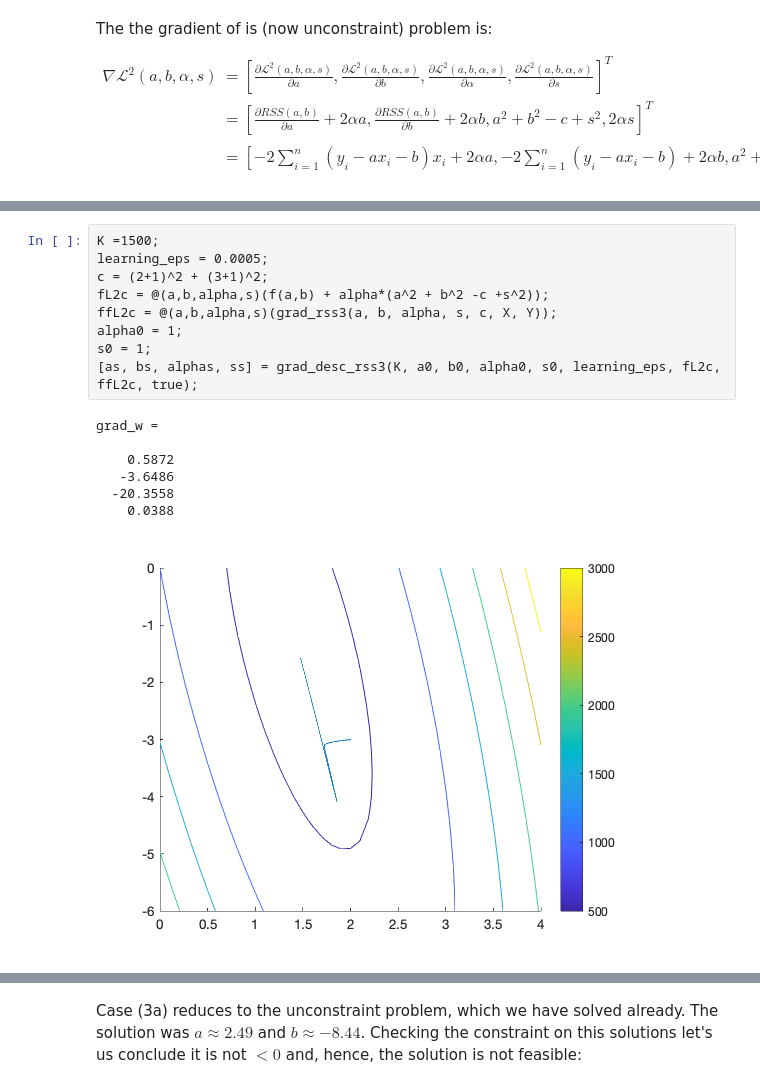
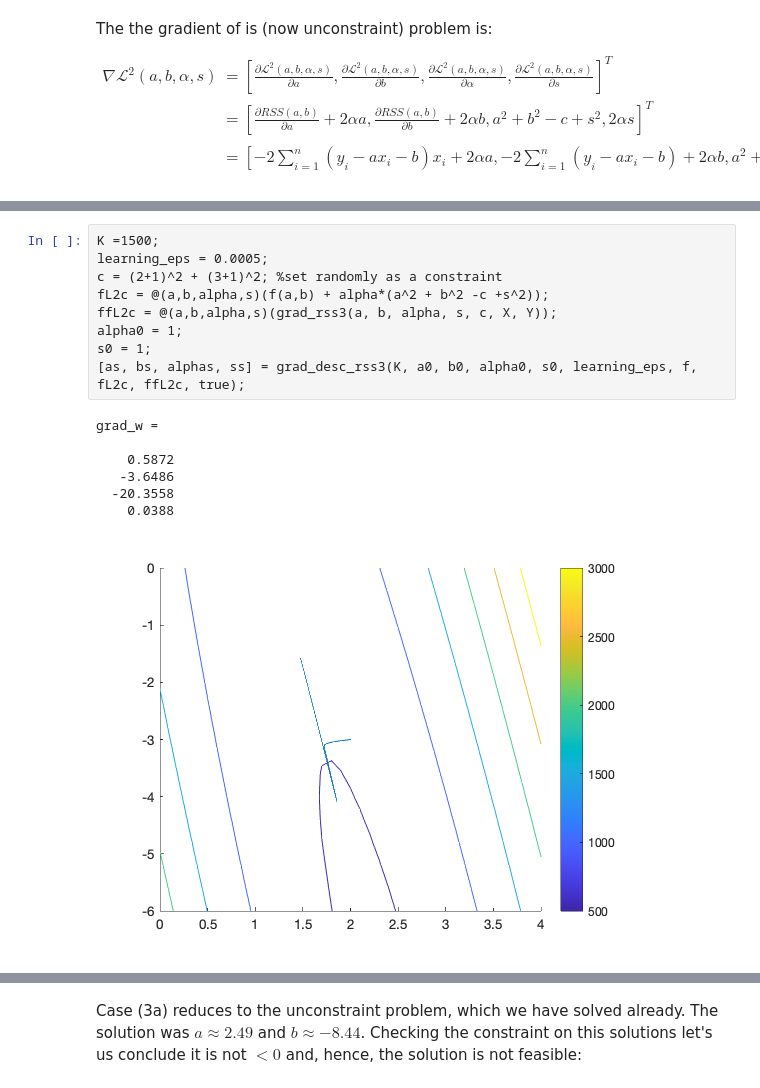
Before and after one commit to WelfLowe/Public-ML-Notebooks, a Jupyter notebook: Regularization of linear regression with norms and constraints .ipynb, the cells around one changed output, grey strips where cells are left out. Saved outputs shown, nothing was run; the diff lists cells and outputs as text.

Commit message:
Added Constraint Optimization notebook and made minor changes.

```diff
--- a/Regularization of linear regression with norms and constraints .ipynb
+++ b/Regularization of linear regression with norms and constraints .ipynb
@@ -329,20 +498,20 @@ Created file '/Users/wlomsi/Documents/ProjekteUni/Vorlesungen/ML 4DV660+4DV652/P
 # %%
 K =1500;
 learning_eps = 0.0005;
-c = (2+1)^2 + (3+1)^2;
+c = (2+1)^2 + (3+1)^2; %set randomly as a constraint
 fL2c = @(a,b,alpha,s)(f(a,b) + alpha*(a^2 + b^2 -c +s^2));
 ffL2c = @(a,b,alpha,s)(grad_rss3(a, b, alpha, s, c, X, Y));
 alpha0 = 1;
 s0 = 1;
-[as, bs, alphas, ss] = grad_desc_rss3(K, a0, b0, alpha0, s0, learning_eps, fL2c, ffL2c, true);
+[as, bs, alphas, ss] = grad_desc_rss3(K, a0, b0, alpha0, s0, learning_eps, f, fL2c, ffL2c, true);
 # %% [output]
 grad_w =
 
     0.5872
    -3.6486
   -20.3558
     0.0388
-[figure, old version]
+[figure, new version]
 # %%
 fprintf("L2 constraint: a=%.2f b=%.2f alpha=%.2f s=%.2f loss=%.2f;",as(K+1),bs(K+1),alphas(K+1),ss(K+1),rss2(as(K+1),bs(K+1),X,Y));
 fprintf(" a^2 + b^2 = %.2f < c=%.2f",as(K+1)^2+bs(K+1)^2,c);
```
Also changed, not shown: parts of 25 cells of this notebook, 18 other files.
